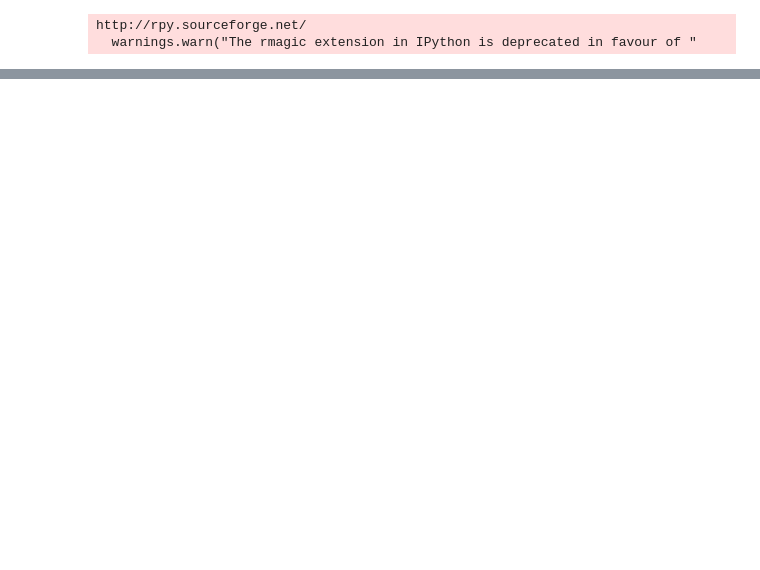
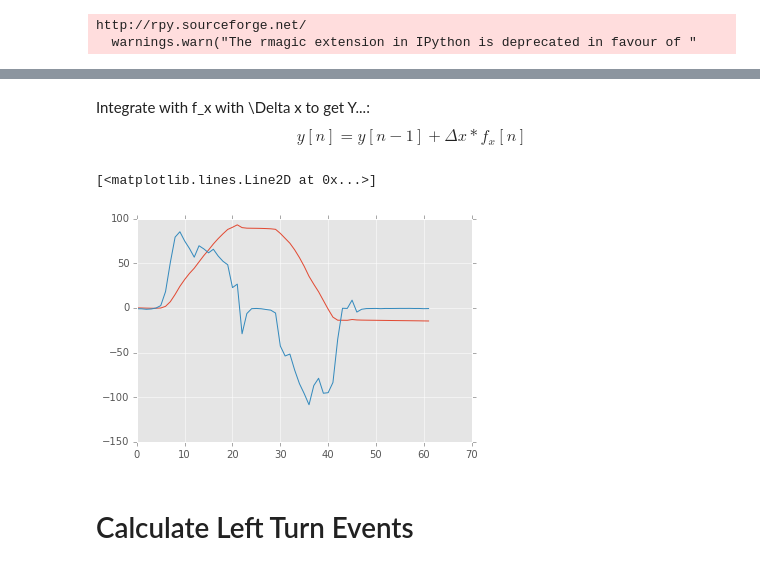
Before and after one commit to chrisngan24/fydp, a Jupyter notebook: experimental/arduino/init_analysis.ipynb, the cells around one changed output, grey strips where cells are left out. Saved outputs shown, nothing was run; the diff lists cells and outputs as text; code cells hidden in the pictures; blank space fills up the shorter version.

```diff
--- a/experimental/arduino/init_analysis.ipynb
+++ b/experimental/arduino/init_analysis.ipynb
@@ -40,0 +46,33 @@ plt.legend(bbox_to_anchor=(1.05, 1), loc=2, borderaxespad=0)
+# %%
+def subtract_from_prev_val(df, col, init_val=0):
+    return (df[col] - df.shift()[col])
+
+def integrate_col(df, fxdx_col, dx_col, init_val):
+    """
+    Numeric integration from a panda data frame.
+    Uses simply box method
+    """
+    fxdx_l = df[fxdx_col].tolist()
+    dx_l = df[dx_col].tolist()
+    prev_val = init_val
+    y = [init_val]*len(df)
+    for i in xrange(len(df)):
+        y_val = prev_val + float(dx_l[i]) * fxdx_l[i]
+        y[i] = y_val
+        prev_val = y_val
+    return np.array(y)
+# %% [markdown]
+Integrate with f_x with \Delta x to get Y...:
+$$ y[n] = y[n-1] + \Delta x * f_x[n]$$
+# %%
+sensor_conv = 131.0
+# wheel_rad = 0.110
+wheel_rad = 1
+df.drop(df.index[[i for i in xrange(10)]], inplace=True)
+df['time_diff'] = subtract_from_prev_val(df, 'timestamp').fillna(0)/1000
+pos = integrate_col(df, 'gz', 'time_diff', 0)
+plt.plot(integrate_col(df, 'gz', 'time_diff', 0))
+plt.plot(df['gz'])
+# %% [output]
+[<matplotlib.lines.Line2D at 0x...>]
+[figure, added]
@@ -40,0 +81,2 @@ plt.legend(bbox_to_anchor=(1.05, 1), loc=2, borderaxespad=0)
+# %% [markdown]
+# Calculate Left Turn Events
```
Also changed, not shown: parts of 7 cells of this notebook, 11 other files.
